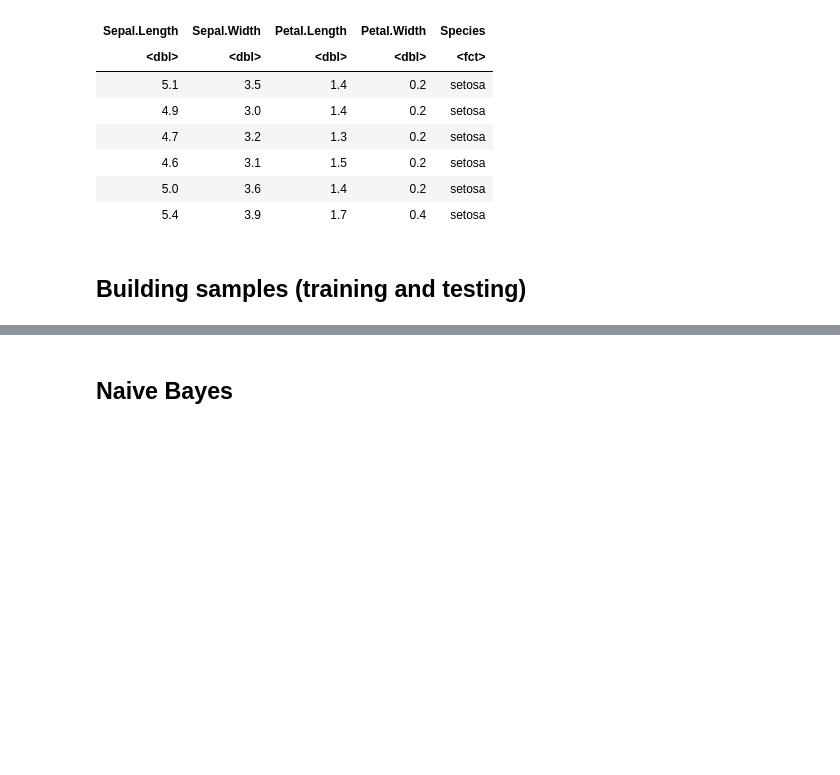
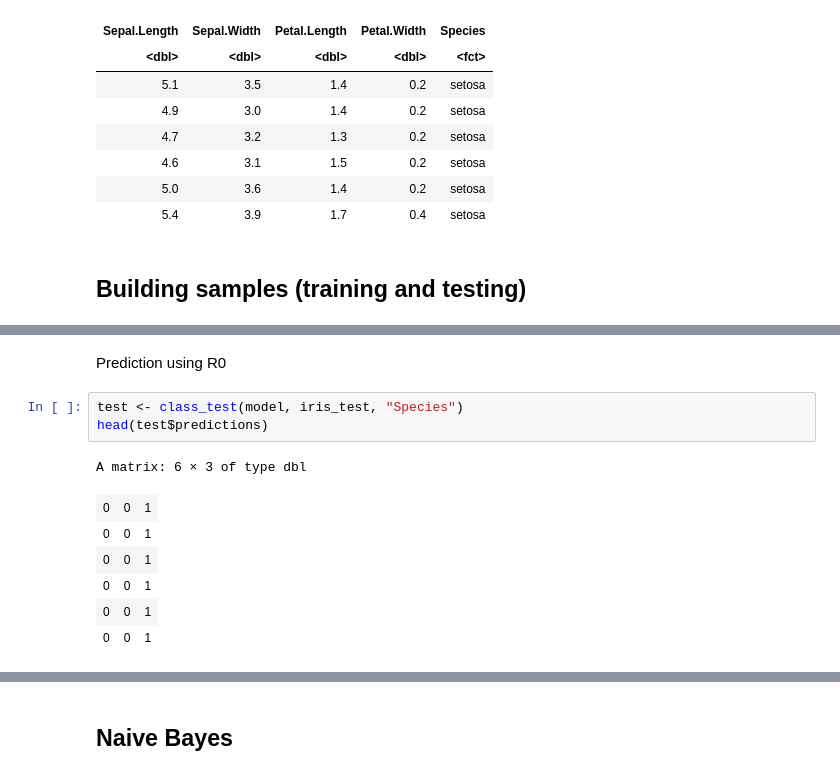
Before and after one commit to eogasawara/mylibrary, a Jupyter notebook: myPredictions.ipynb, the cells around one changed output, grey strips where cells are left out. Saved outputs shown, nothing was run; the diff lists cells and outputs as text; blank space fills up the shorter version.

```diff
--- a/myPredictions.ipynb
+++ b/myPredictions.ipynb
@@ -51,0 +48,13 @@ A data.frame: 1 × 6
+# %% [markdown]
+Prediction using R0
+# %%
+test <- class_test(model, iris_test, "Species")
+head(test$predictions)
+# %% [output]
+A matrix: 6 × 3 of type dbl
+| 0 | 0 | 1 |
+| 0 | 0 | 1 |
+| 0 | 0 | 1 |
+| 0 | 0 | 1 |
+| 0 | 0 | 1 |
+| 0 | 0 | 1 |
```
Also changed, not shown: parts of 6 cells of this notebook, 1 other file.
